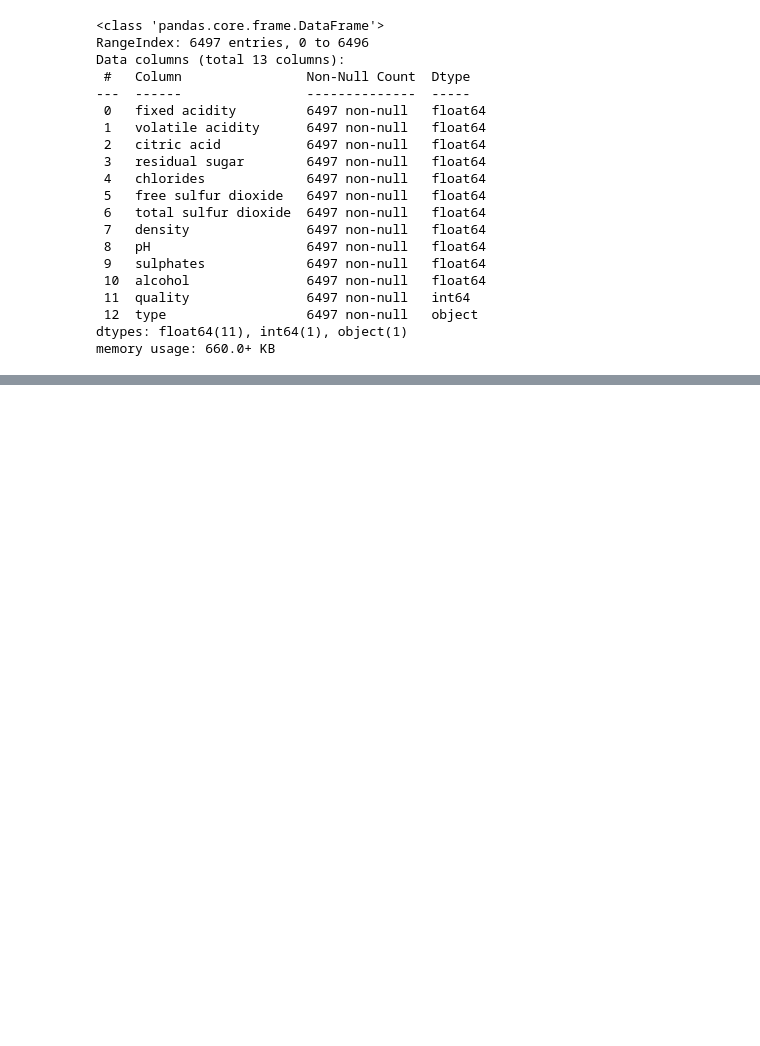
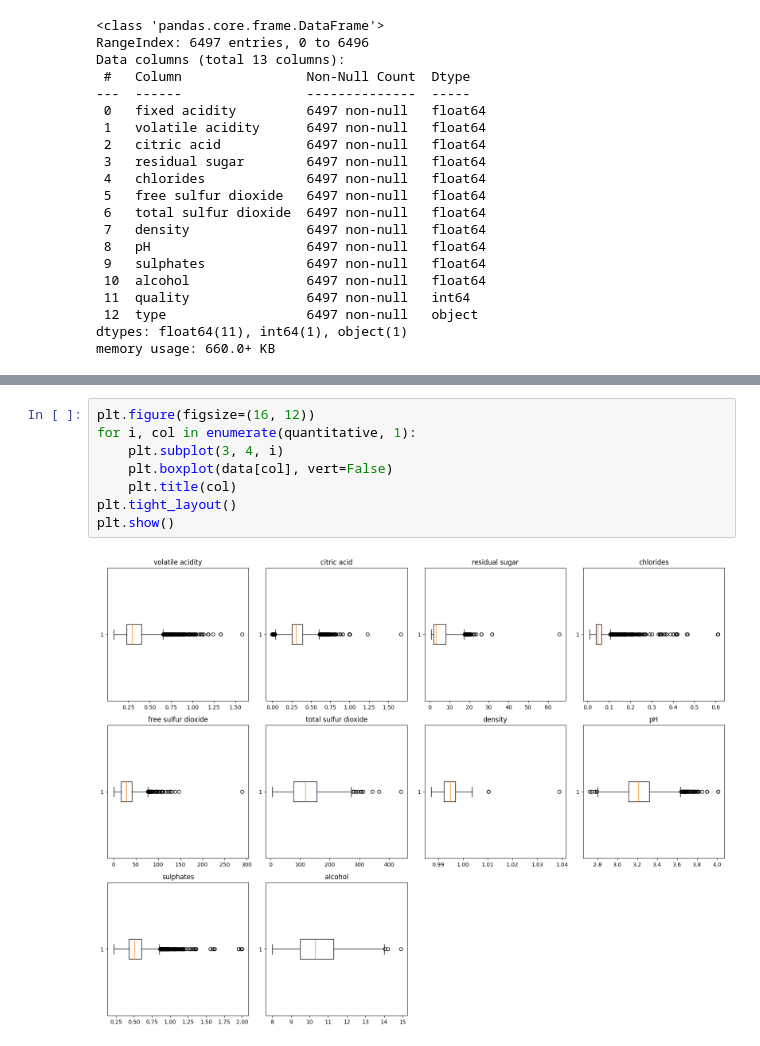
Before and after one commit to TcHaOcHeK/ML, a Jupyter notebook: LR2.ipynb, the cells around one changed output, grey strips where cells are left out. Drawn from its saved outputs; the diff is of its cells as text; blank space fills up the shorter version.

```diff
--- a/LR2.ipynb
+++ b/LR2.ipynb
@@ -88,0 +99,10 @@ plt.show()
+# %%
+plt.figure(figsize=(16, 12))
+for i, col in enumerate(quantitative, 1):
+    plt.subplot(3, 4, i)
+    plt.boxplot(data[col], vert=False)
+    plt.title(col)
+plt.tight_layout()
+plt.show()
+# %% [output]
+[figure, added]
```
Also changed, not shown: parts of 26 cells of this notebook.
